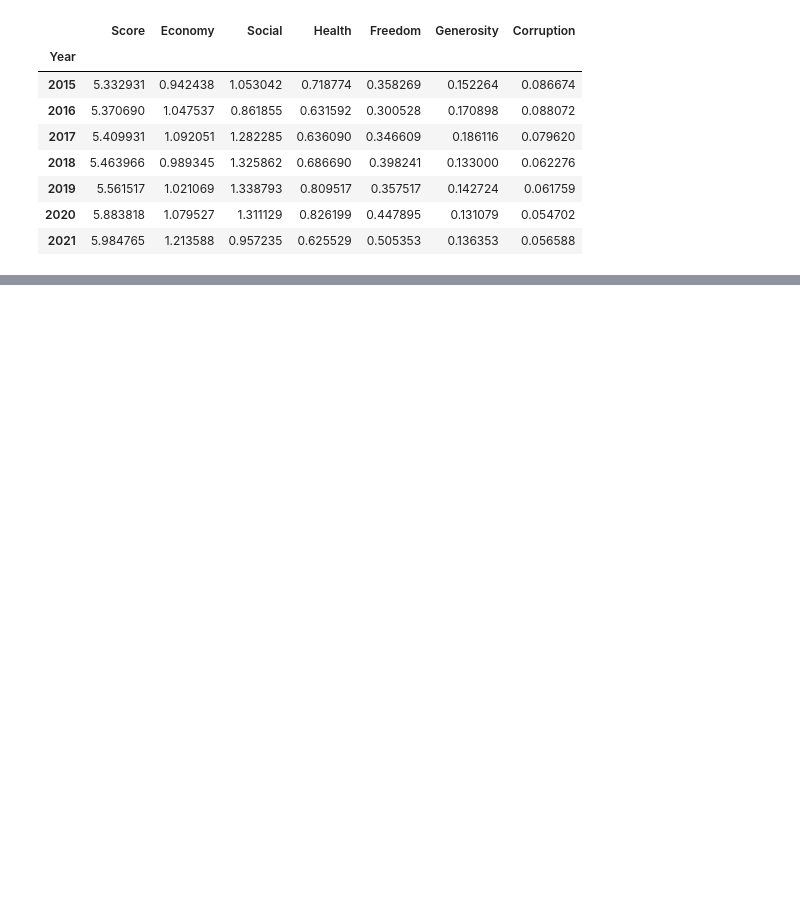
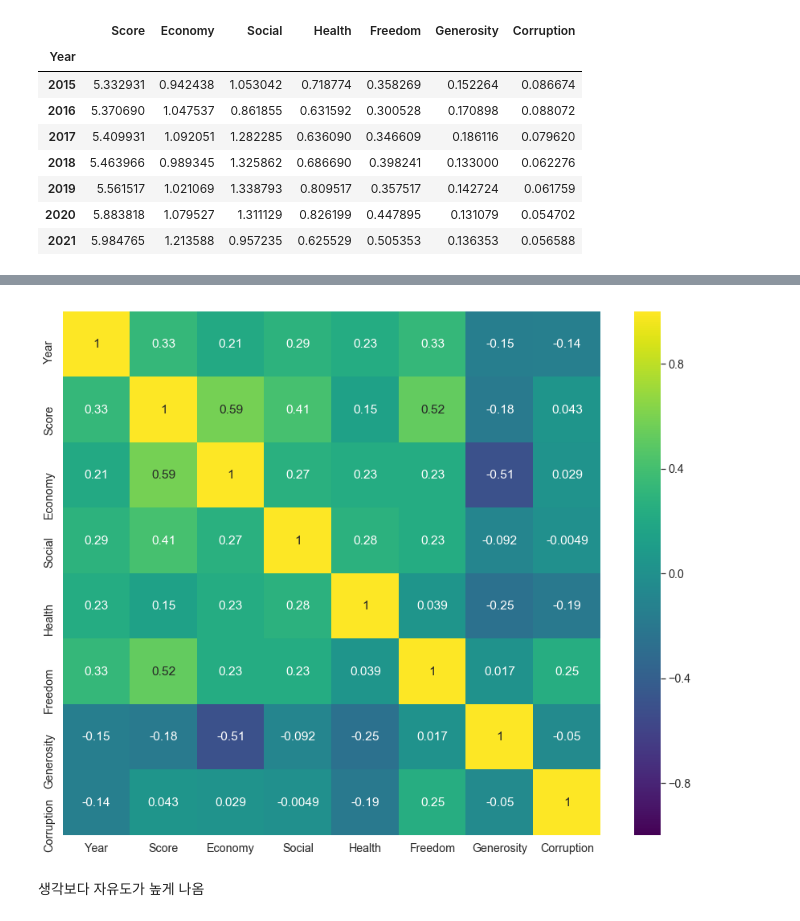
Before and after one commit to sohyeondian/Happiness, a Jupyter notebook: 05. 분석.ipynb, the cells around one changed output, grey strips where cells are left out. Drawn from its saved outputs; the diff is of its cells as text; code cells hidden in the pictures; blank space fills up the shorter version.

```diff
--- a/05. 분석.ipynb
+++ b/05. 분석.ipynb
@@ -250,8 +265,8 @@ europe_df.tail()
 | 1027 | 2021 | Central and Eastern Europe | Albania | 5.117 | 1.008 | 0.529 | 0.646 | 0.491 | 0.168 | 0.024 |
 | 1028 | 2021 | Central and Eastern Europe | Macedonia | 5.101 | 1.068 | 0.772 | 0.535 | 0.450 | 0.212 | 0.022 |
 # %%
-europe_df = europe_df.groupby('Year').mean()
-europe_df
+europe_df_mean = europe_df.groupby('Year').mean()
+europe_df_mean
 # %% [output]
 |  | Score | Economy | Social | Health | Freedom | Generosity | Corruption |
 | Year |  |  |  |  |  |  |  |
@@ -320,0 +337,3 @@ iplot(fig)
+# %%
+spearman_cormatrix= europe_df.corr(method='spearman')
+spearman_cormatrix
@@ -320,0 +350,9 @@ iplot(fig)
+# %%
+fig, ax = plt.subplots(figsize=(15, 12))
+sns.heatmap(spearman_cormatrix, vmin=-1, vmax=1, center=0, cmap="viridis", annot=True)
+sns.set(font_scale = 1.3)
+plt.show()
+# %% [output]
+[figure, added]
+# %% [markdown]
+생각보다 자유도가 높게 나옴
```
Also changed, not shown: parts of 18 cells of this notebook.
